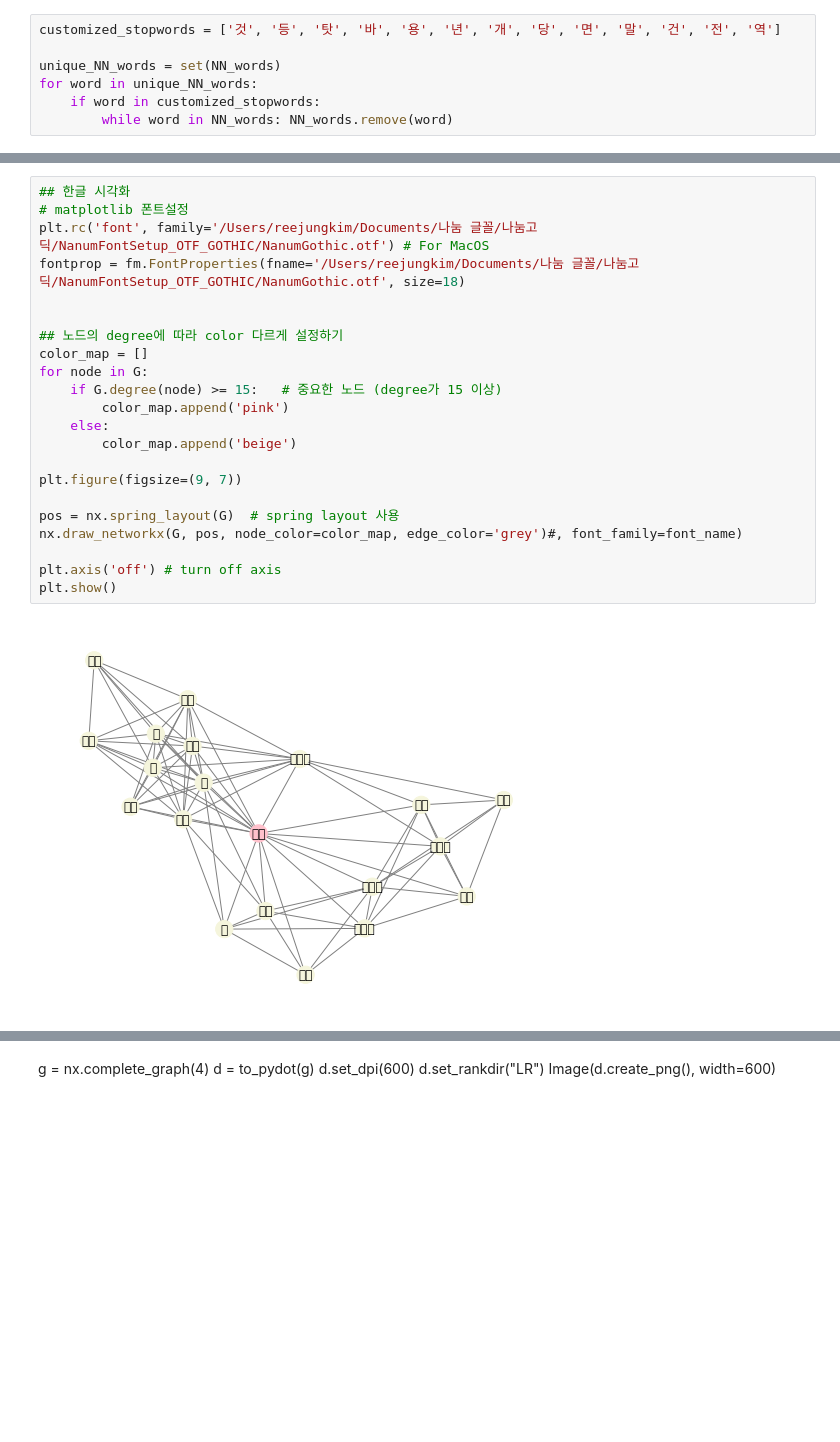
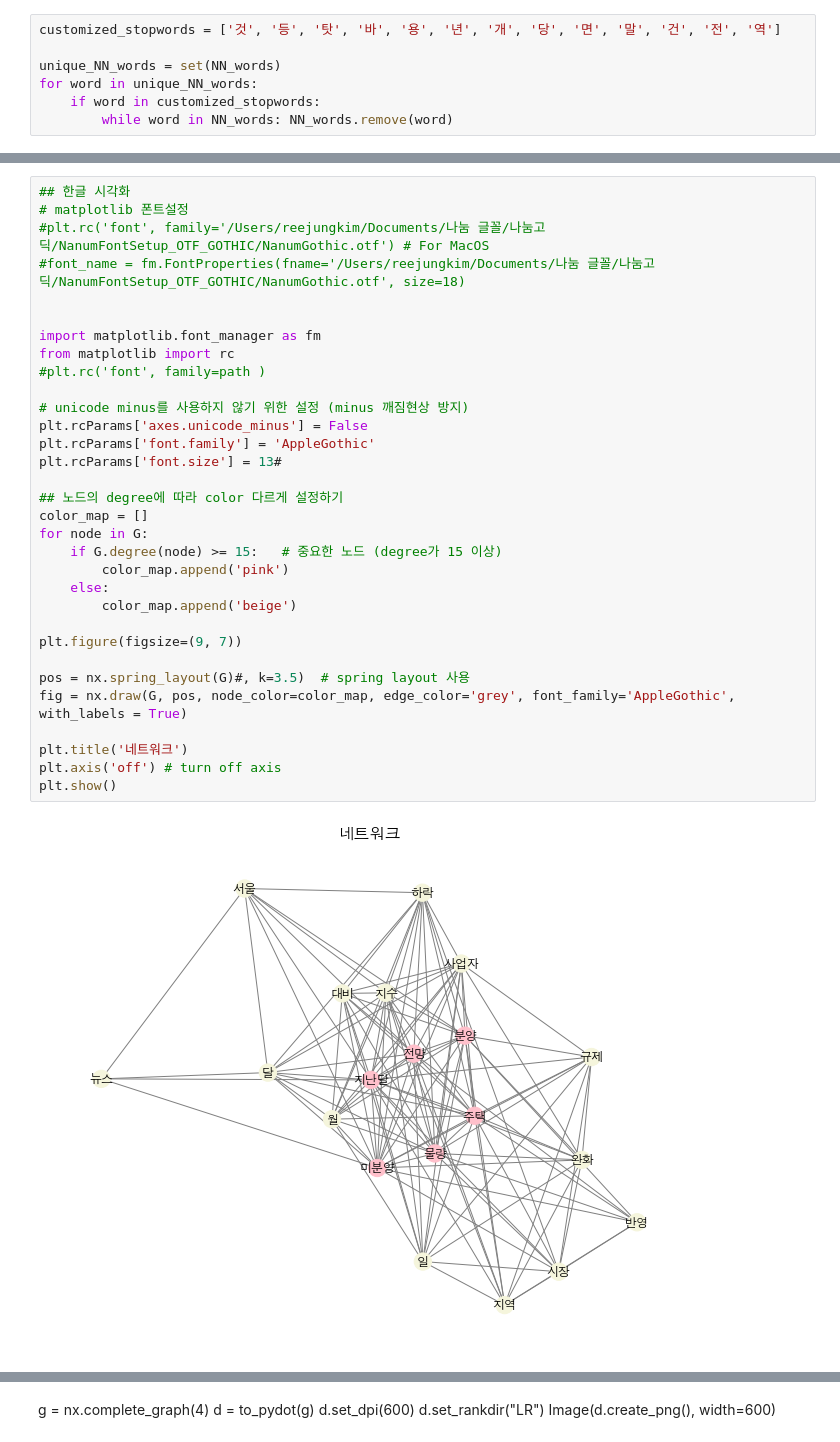
Before and after one commit to reejungkim/GraphTheory, a Jupyter notebook: NetworkX.ipynb, the cells around one changed output, grey strips where cells are left out. Saved outputs shown, nothing was run; the diff lists cells and outputs as text; blank space fills up the shorter version.

Commit message:
Add centrality and fix kr font break

```diff
--- a/NetworkX.ipynb
+++ b/NetworkX.ipynb
@@ -136,27 +148,37 @@ for font in font_manager.fontManager.ttflist:
 # %%
 ## 한글 시각화
 # matplotlib 폰트설정
-plt.rc('font', family='/Users/reejungkim/Documents/나눔 글꼴/나눔고딕/NanumFontSetup_OTF_GOTHIC/NanumGothic.otf') # For MacOS
-fontprop = fm.FontProperties(fname='/Users/reejungkim/Documents/나눔 글꼴/나눔고딕/NanumFontSetup_OTF_GOTHIC/NanumGothic.otf', size=18)
+#plt.rc('font', family='/Users/reejungkim/Documents/나눔 글꼴/나눔고딕/NanumFontSetup_OTF_GOTHIC/NanumGothic.otf') # For MacOS
+#font_name = fm.FontProperties(fname='/Users/reejungkim/Documents/나눔 글꼴/나눔고딕/NanumFontSetup_OTF_GOTHIC/NanumGothic.otf', size=18)
 
+
+import matplotlib.font_manager as fm
+from matplotlib import rc
+#plt.rc('font', family=path )
+
+# unicode minus를 사용하지 않기 위한 설정 (minus 깨짐현상 방지)
+plt.rcParams['axes.unicode_minus'] = False
+plt.rcParams['font.family'] = 'AppleGothic'
+plt.rcParams['font.size'] = 13#
 
 ## 노드의 degree에 따라 color 다르게 설정하기
 color_map = []
 for node in G:
     if G.degree(node) >= 15:   # 중요한 노드 (degree가 15 이상)
         color_map.append('pink')
     else:
         color_map.append('beige')
 
 plt.figure(figsize=(9, 7))
 
-pos = nx.spring_layout(G)  # spring layout 사용
-nx.draw_networkx(G, pos, node_color=color_map, edge_color='grey')#, font_family=font_name)
+pos = nx.spring_layout(G)#, k=3.5)  # spring layout 사용
+fig = nx.draw(G, pos, node_color=color_map, edge_color='grey', font_family='AppleGothic', with_labels = True)
 
+plt.title('네트워크')
 plt.axis('off') # turn off axis
 plt.show()
 # %% [output]
-[figure, old version]
+[figure, new version]
 # %%
 plt.figure(figsize=(9, 7))
 
```
Also changed, not shown: parts of 16 cells of this notebook.
